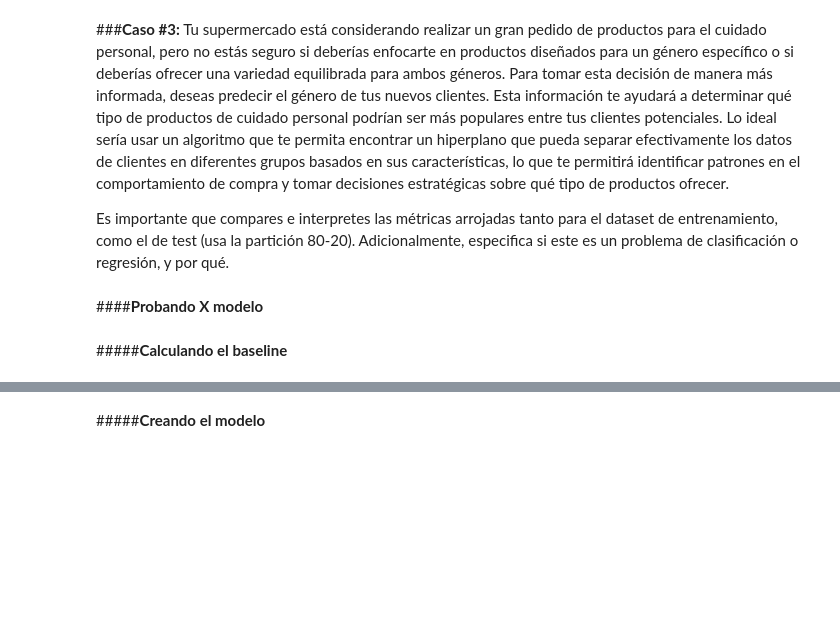
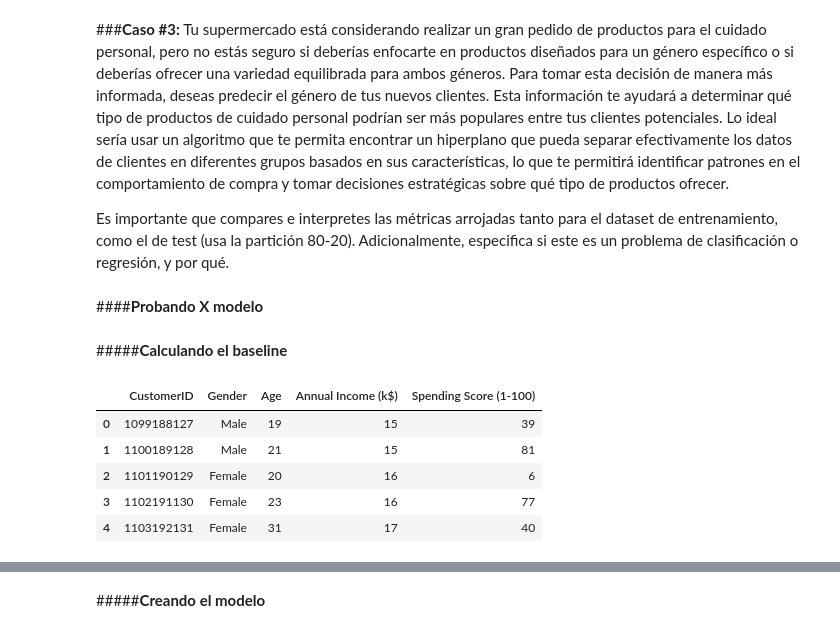
Before and after one commit to CristianPerafan/ArtificiallIntelligence, a Jupyter notebook: Segunda parte/Laboratorio_2.ipynb, the cells around one changed output, grey strips where cells are left out. Drawn from its saved outputs; the diff is of its cells as text; code cells hidden in the pictures; blank space fills up the shorter version.

```diff
--- a/Segunda parte/Laboratorio_2.ipynb
+++ b/Segunda parte/Laboratorio_2.ipynb
@@ -617,3 +647,12 @@ Es importante que compares e interpretes las métricas arrojadas tanto para el d
 ####**Probando X modelo**
 # %% [markdown]
 #####**Calculando el baseline**
+# %%
+df_copy.head()
+# %% [output]
+|  | CustomerID | Gender | Age | Annual Income (k$) | Spending Score (1-100) |
+| 0 | 1099188127 | Male | 19 | 15 | 39 |
+| 1 | 1100189128 | Male | 21 | 15 | 81 |
+| 2 | 1101190129 | Female | 20 | 16 | 6 |
+| 3 | 1102191130 | Female | 23 | 16 | 77 |
+| 4 | 1103192131 | Female | 31 | 17 | 40 |
```
Also changed, not shown: parts of 24 cells of this notebook.
